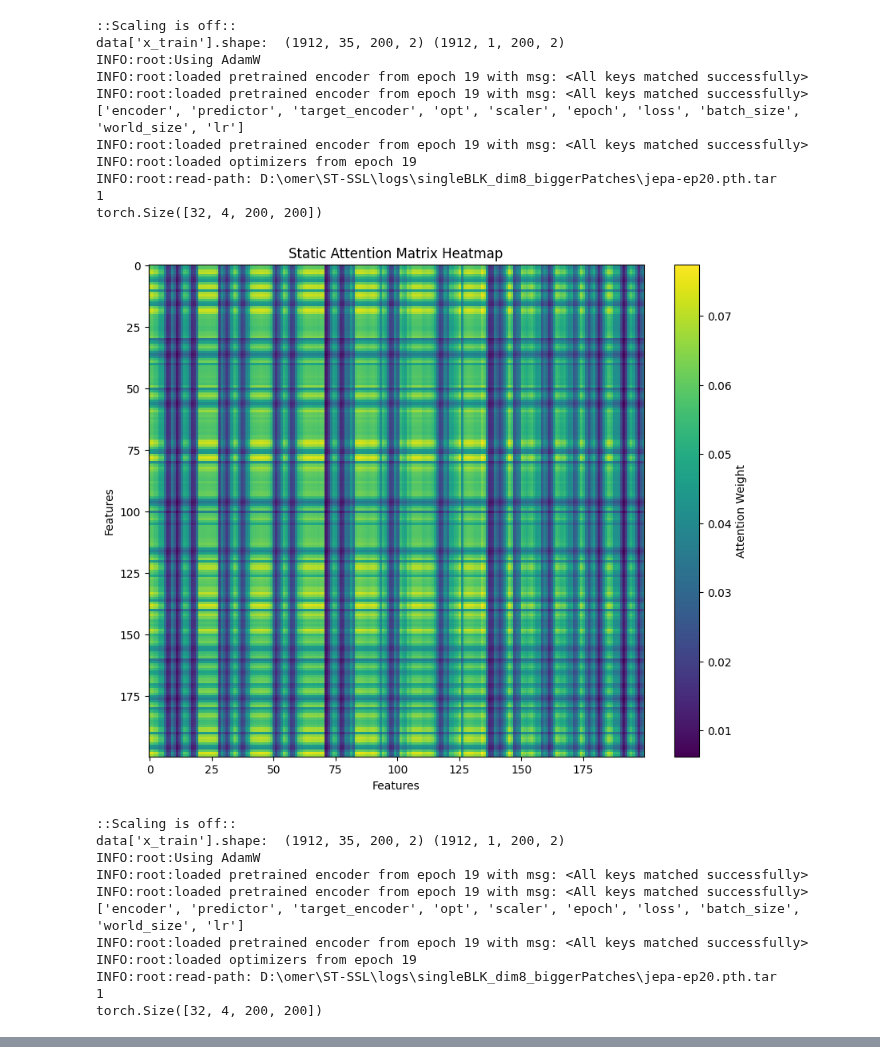
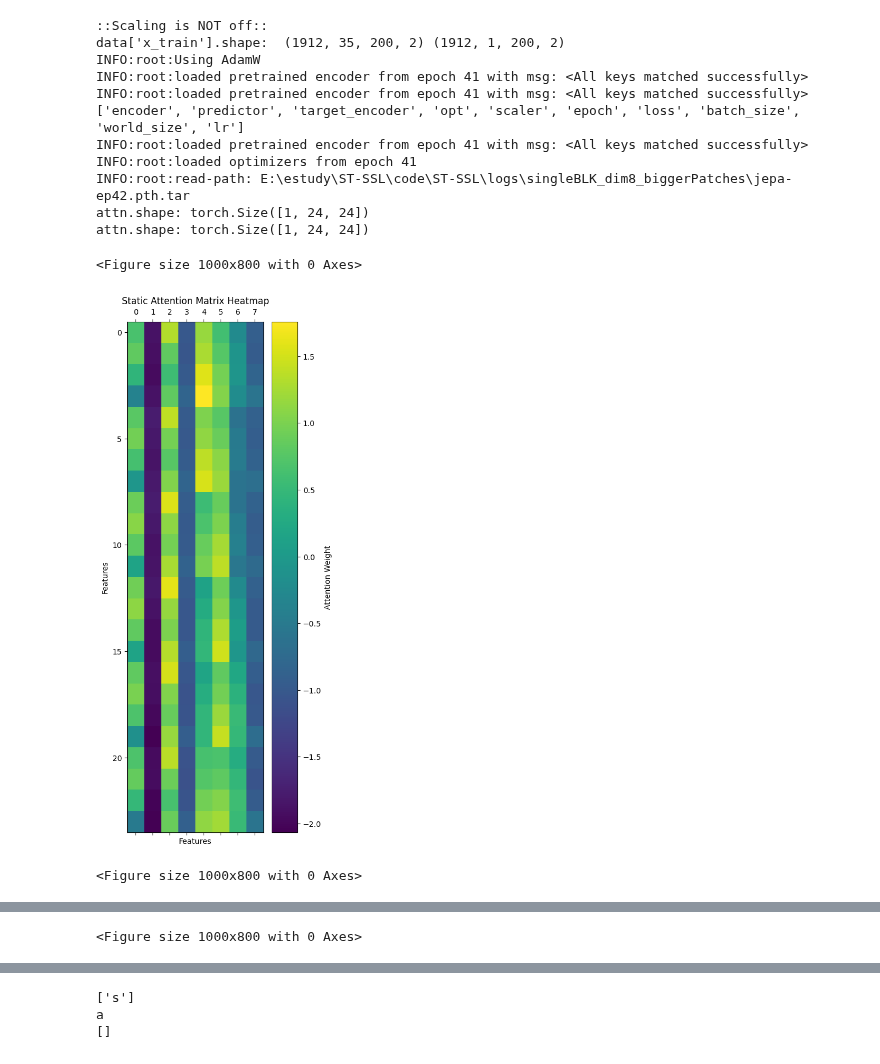
Before and after one commit to omerAJ/Hyb-STEX, a Jupyter notebook: visualizingAttentionMaps.ipynb, the cells around one changed output, grey strips where cells are left out. Drawn from its saved outputs; the diff is of its cells as text; code cells hidden in the pictures.

```diff
--- a/visualizingAttentionMaps.ipynb
+++ b/visualizingAttentionMaps.ipynb
@@ -301,28 +338,20 @@ def plot_adj(path, l):
 # %%
-i=20
-load_path = fr"D:\omer\ST-SSL\logs\singleBLK_dim8_biggerPatches\jepa-ep{i}.pth.tar"
-for l in range(4): plot_adj(load_path, l)
+i=42
+load_path = fr"E:\estudy\ST-SSL\code\ST-SSL\logs\singleBLK_dim8_biggerPatches\jepa-ep{i}.pth.tar"
+# for l in range(4): plot_adj(load_path, l)
+plot_adj(load_path, 0)
 # %% [output]
-::Scaling is off::
+::Scaling is NOT off::
 data['x_train'].shape:  (1912, 35, 200, 2) (1912, 1, 200, 2)
 INFO:root:Using AdamW
-INFO:root:loaded pretrained encoder from epoch 19 with msg: <All keys matched successfully>
-INFO:root:loaded pretrained encoder from epoch 19 with msg: <All keys matched successfully>
+INFO:root:loaded pretrained encoder from epoch 41 with msg: <All keys matched successfully>
+INFO:root:loaded pretrained encoder from epoch 41 with msg: <All keys matched successfully>
 ['encoder', 'predictor', 'target_encoder', 'opt', 'scaler', 'epoch', 'loss', 'batch_size', 'world_size', 'lr']
-INFO:root:loaded pretrained encoder from epoch 19 with msg: <All keys matched successfully>
-INFO:root:loaded optimizers from epoch 19
-INFO:root:read-path: D:\omer\ST-SSL\logs\singleBLK_dim8_biggerPatches\jepa-ep20.pth.tar
-1
-torch.Size([32, 4, 200, 200])
+INFO:root:loaded pretrained encoder from epoch 41 with msg: <All keys matched successfully>
+INFO:root:loaded optimizers from epoch 41
+INFO:root:read-path: E:\estudy\ST-SSL\code\ST-SSL\logs\singleBLK_dim8_biggerPatches\jepa-ep42.pth.tar
+attn.shape: torch.Size([1, 24, 24])
+attn.shape: torch.Size([1, 24, 24])
+<Figure size 1000x800 with 0 Axes>
-[figure, old version]
+[figure, new version]
-::Scaling is off::
-data['x_train'].shape:  (1912, 35, 200, 2) (1912, 1, 200, 2)
-INFO:root:Using AdamW
-INFO:root:loaded pretrained encoder from epoch 19 with msg: <All keys matched successfully>
-INFO:root:loaded pretrained encoder from epoch 19 with msg: <All keys matched successfully>
-['encoder', 'predictor', 'target_encoder', 'opt', 'scaler', 'epoch', 'loss', 'batch_size', 'world_size', 'lr']
-INFO:root:loaded pretrained encoder from epoch 19 with msg: <All keys matched successfully>
-INFO:root:loaded optimizers from epoch 19
-INFO:root:read-path: D:\omer\ST-SSL\logs\singleBLK_dim8_biggerPatches\jepa-ep20.pth.tar
-1
-torch.Size([32, 4, 200, 200])
+<Figure size 1000x800 with 0 Axes>
@@ -340,0 +359 @@ torch.Size([32, 4, 200, 200])
+<Figure size 1000x800 with 0 Axes>
@@ -353,0 +361,15 @@ torch.Size([32, 4, 200, 200])
+# %%
+s = 'asfg'
+t = 'zszz'
+
+result = [s[i] for i, char in enumerate(t) if char == 's']
+print(result)
+s = 'asfg'
+t = 'sad'
+print(s[t=="f"])
+result = [s[i] for i in range(len(s)) if s[i] == t]
+print(result)
+# %% [output]
+['s']
+a
+[]
```
Also changed, not shown: parts of 3 cells of this notebook, 7 other files.
